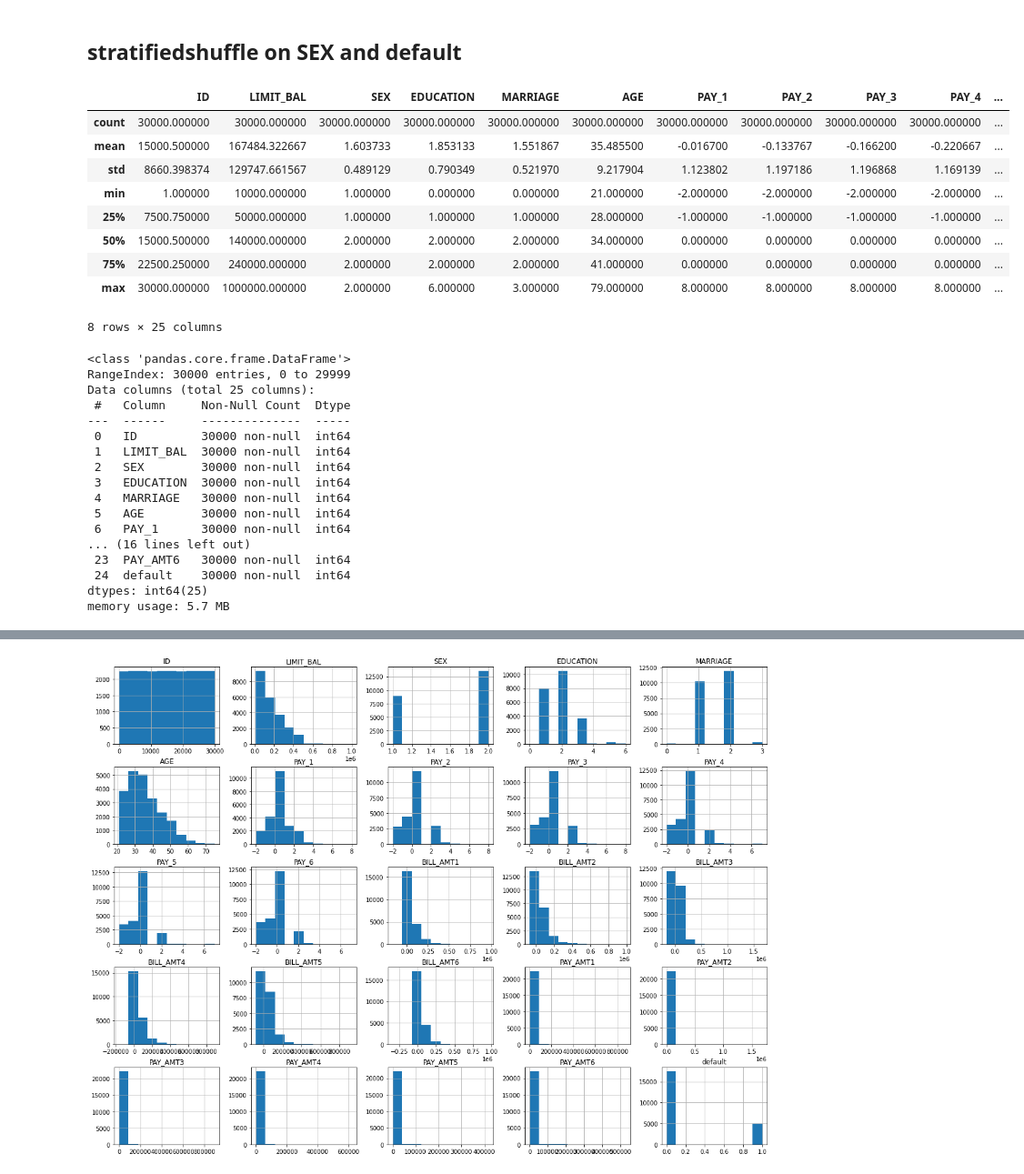
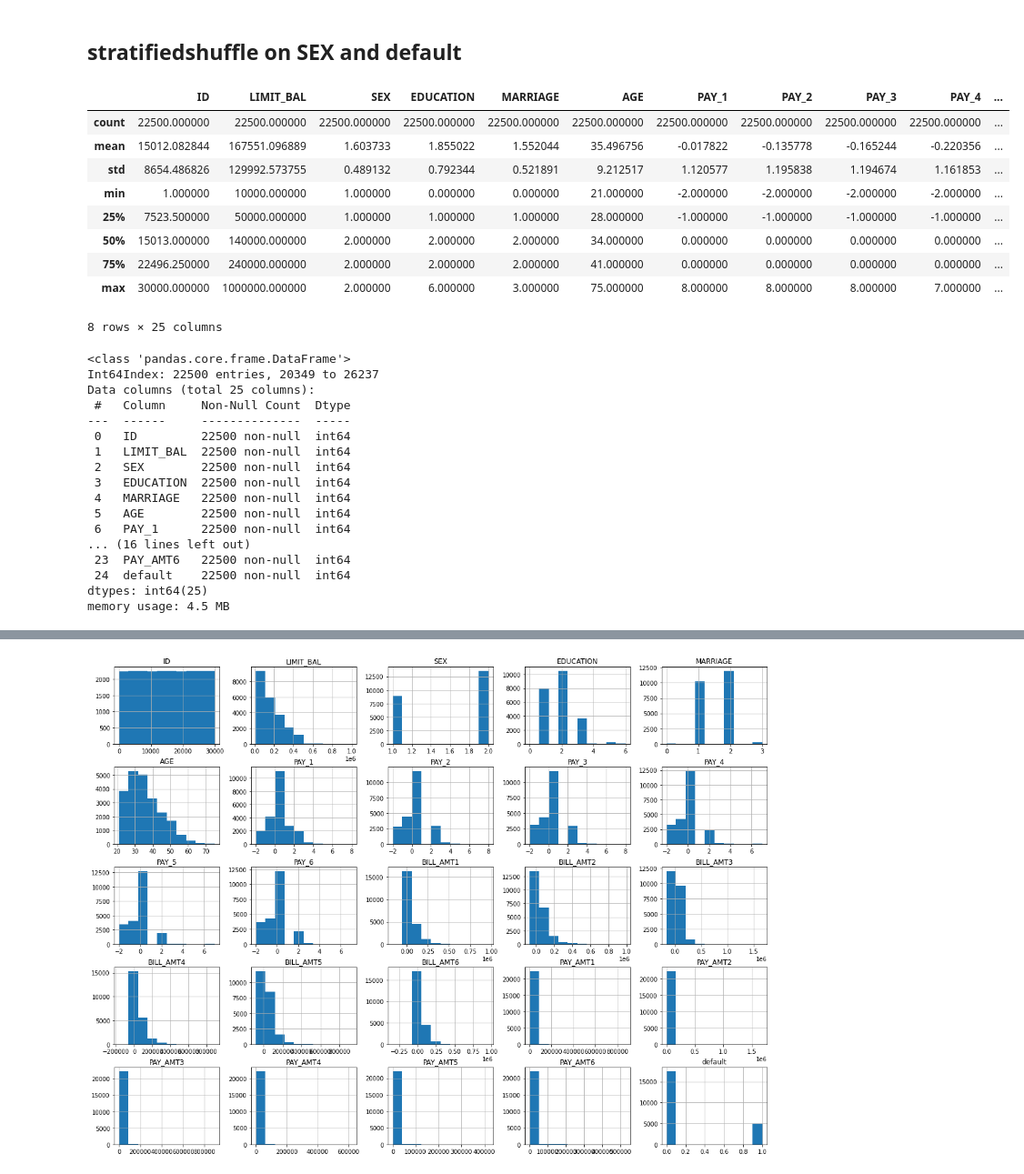
Before and after one commit to sinwall/221117_MLBasic, a Jupyter notebook: SW/practice.ipynb, the cells around one changed output, grey strips where cells are left out. Shown at 91% size. Drawn from its saved outputs; the diff is of its cells as text; code cells hidden in the pictures.

```diff
--- a/SW/practice.ipynb
+++ b/SW/practice.ipynb
@@ -49,38 +49,38 @@ for train_index , test_index in split.split(df,df.iloc[:,[2,-1]]):
     df_train = df.loc[train_index]
     df_test = df.loc[test_index]
 # %%
-df.describe()
+df_train.describe()
 # %% [output]
 |  | ID | LIMIT_BAL | SEX | EDUCATION | MARRIAGE | AGE | PAY_1 | PAY_2 | PAY_3 | PAY_4 | ... |
-| count | 30000.000000 | 30000.000000 | 30000.000000 | 30000.000000 | 30000.000000 | 30000.000000 | 30000.000000 | 30000.000000 | 30000.000000 | 30000.000000 | ... |
-| mean | 15000.500000 | 167484.322667 | 1.603733 | 1.853133 | 1.551867 | 35.485500 | -0.016700 | -0.133767 | -0.166200 | -0.220667 | ... |
-| std | 8660.398374 | 129747.661567 | 0.489129 | 0.790349 | 0.521970 | 9.217904 | 1.123802 | 1.197186 | 1.196868 | 1.169139 | ... |
+| count | 22500.000000 | 22500.000000 | 22500.000000 | 22500.000000 | 22500.000000 | 22500.000000 | 22500.000000 | 22500.000000 | 22500.000000 | 22500.000000 | ... |
+| mean | 15012.082844 | 167551.096889 | 1.603733 | 1.855022 | 1.552044 | 35.496756 | -0.017822 | -0.135778 | -0.165244 | -0.220356 | ... |
+| std | 8654.486826 | 129992.573755 | 0.489132 | 0.792344 | 0.521891 | 9.212517 | 1.120577 | 1.195838 | 1.194674 | 1.161853 | ... |
 | min | 1.000000 | 10000.000000 | 1.000000 | 0.000000 | 0.000000 | 21.000000 | -2.000000 | -2.000000 | -2.000000 | -2.000000 | ... |
-| 25% | 7500.750000 | 50000.000000 | 1.000000 | 1.000000 | 1.000000 | 28.000000 | -1.000000 | -1.000000 | -1.000000 | -1.000000 | ... |
-| 50% | 15000.500000 | 140000.000000 | 2.000000 | 2.000000 | 2.000000 | 34.000000 | 0.000000 | 0.000000 | 0.000000 | 0.000000 | ... |
-| 75% | 22500.250000 | 240000.000000 | 2.000000 | 2.000000 | 2.000000 | 41.000000 | 0.000000 | 0.000000 | 0.000000 | 0.000000 | ... |
-| max | 30000.000000 | 1000000.000000 | 2.000000 | 6.000000 | 3.000000 | 79.000000 | 8.000000 | 8.000000 | 8.000000 | 8.000000 | ... |
+| 25% | 7523.500000 | 50000.000000 | 1.000000 | 1.000000 | 1.000000 | 28.000000 | -1.000000 | -1.000000 | -1.000000 | -1.000000 | ... |
+| 50% | 15013.000000 | 140000.000000 | 2.000000 | 2.000000 | 2.000000 | 34.000000 | 0.000000 | 0.000000 | 0.000000 | 0.000000 | ... |
+| 75% | 22496.250000 | 240000.000000 | 2.000000 | 2.000000 | 2.000000 | 41.000000 | 0.000000 | 0.000000 | 0.000000 | 0.000000 | ... |
+| max | 30000.000000 | 1000000.000000 | 2.000000 | 6.000000 | 3.000000 | 75.000000 | 8.000000 | 8.000000 | 8.000000 | 7.000000 | ... |
 8 rows × 25 columns
 # %%
-df.info()
+df_train.info()
 # %% [output]
 <class 'pandas.core.frame.DataFrame'>
-RangeIndex: 30000 entries, 0 to 29999
+Int64Index: 22500 entries, 20349 to 26237
 Data columns (total 25 columns):
  #   Column     Non-Null Count  Dtype
 ---  ------     --------------  -----
- 0   ID         30000 non-null  int64
- 1   LIMIT_BAL  30000 non-null  int64
- 2   SEX        30000 non-null  int64
- 3   EDUCATION  30000 non-null  int64
- 4   MARRIAGE   30000 non-null  int64
- 5   AGE        30000 non-null  int64
- 6   PAY_1      30000 non-null  int64
+ 0   ID         22500 non-null  int64
+ 1   LIMIT_BAL  22500 non-null  int64
+ 2   SEX        22500 non-null  int64
+ 3   EDUCATION  22500 non-null  int64
+ 4   MARRIAGE   22500 non-null  int64
+ 5   AGE        22500 non-null  int64
+ 6   PAY_1      22500 non-null  int64
 ... (16 lines left out)
- 23  PAY_AMT6   30000 non-null  int64
- 24  default    30000 non-null  int64
+ 23  PAY_AMT6   22500 non-null  int64
+ 24  default    22500 non-null  int64
 dtypes: int64(25)
-memory usage: 5.7 MB
+memory usage: 4.5 MB
 # %% [markdown]
 ![title](img/1129/NT_Dollar.png)
 
```
Also changed, not shown: parts of 11 cells of this notebook, 1 other file.
